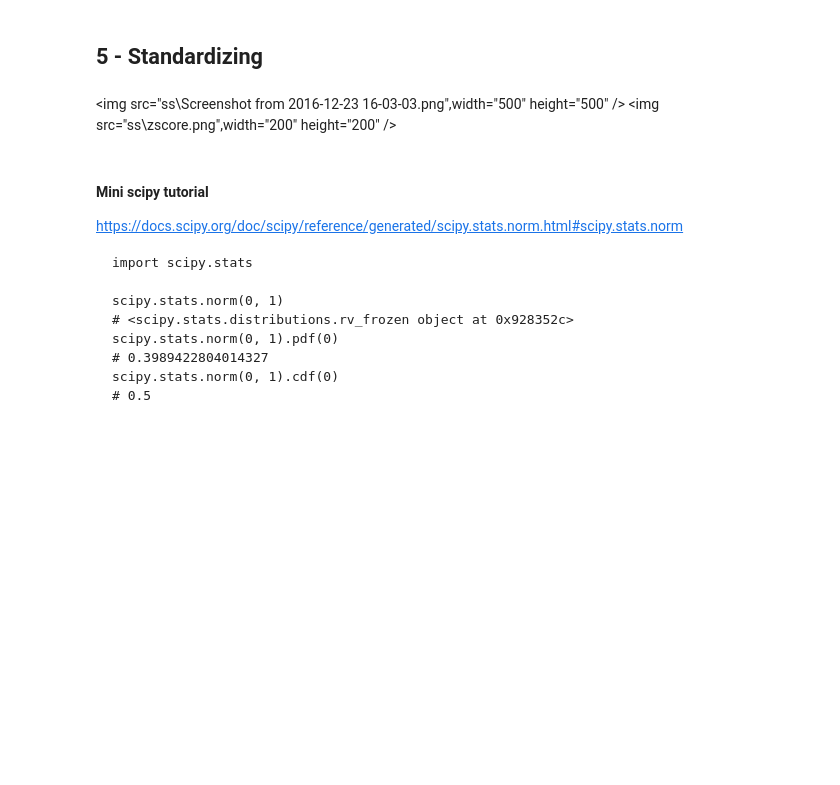
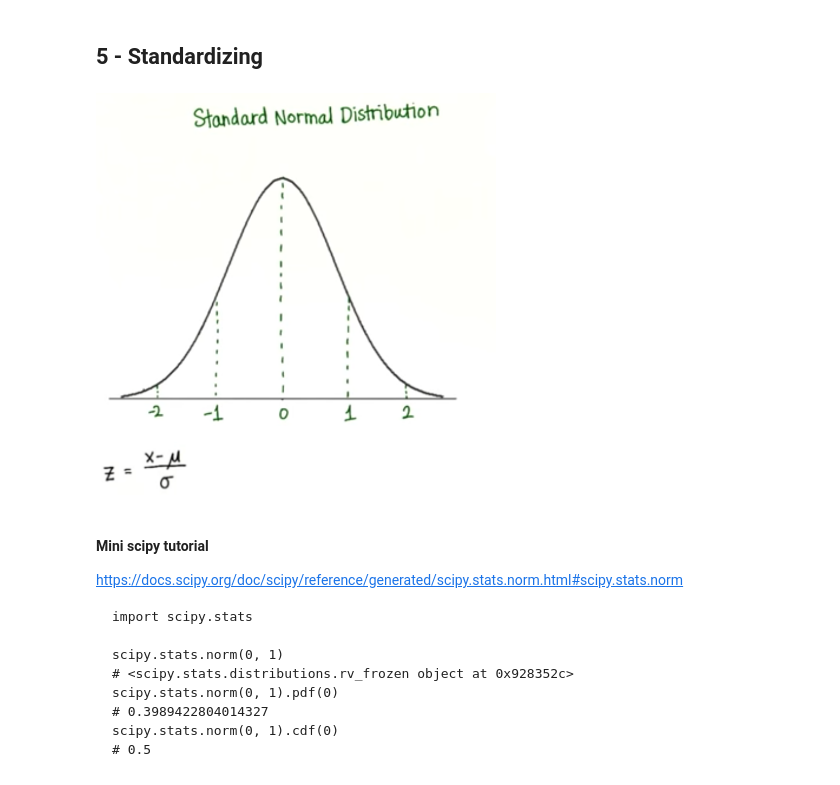
Before and after one commit to sametmarasli/statistical_data_analysis, a Jupyter notebook: statistical_data_analysis/descriptive_statistics.ipynb, the cells around one changed output. Cells and saved outputs as stored; diff of their text form; code cells hidden in the pictures; blank space fills up the shorter version.

```diff
--- a/statistical_data_analysis/descriptive_statistics.ipynb
+++ b/statistical_data_analysis/descriptive_statistics.ipynb
@@ -206,9 +212,14 @@ pop std dev = [ 429.40144323]
 sample std dev = [ 437.58125334]
 # %% [markdown]
 ## 5 - Standardizing
-# %% [markdown]
-<img src="ss\Screenshot from 2016-12-23 16-03-03.png",width="500" height="500" />
-<img src="ss\zscore.png",width="200" height="200" />
+# %%
+Image(filename='./ss/Screenshot from 2016-12-23 16-03-03.png', width=400)
+# %% [output]
+[figure, added]
+# %%
+Image(filename='./ss/zscore.png', width=100)
+# %% [output]
+[figure, added]
 # %% [markdown]
 #### Mini scipy tutorial
 
```
Also changed, not shown: parts of 9 cells of this notebook, 2 other files.
